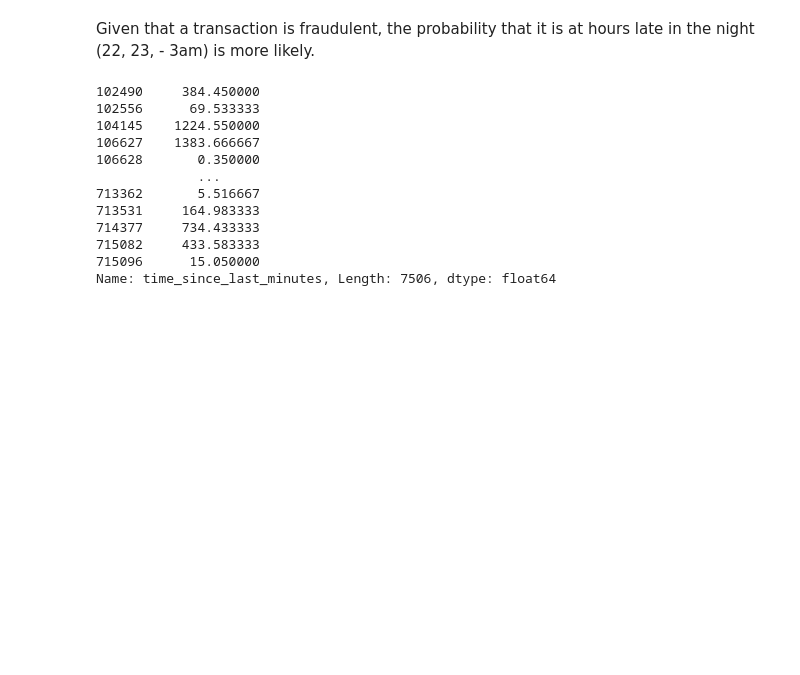
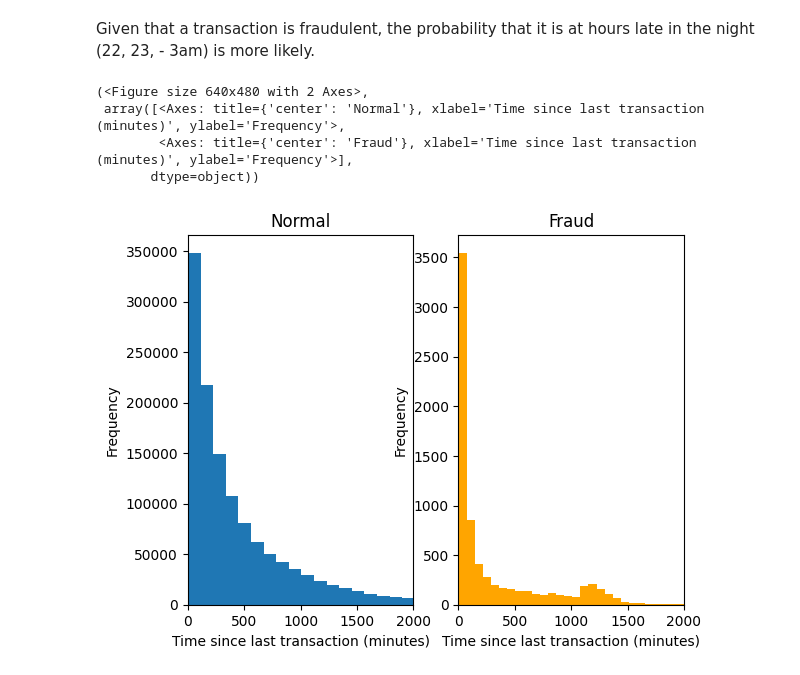
Before and after one commit to madtheorist/credit-fraud-api, a Jupyter notebook: eda.ipynb, the cells around one changed output. Drawn from its saved outputs; the diff is of its cells as text; code cells hidden in the pictures; blank space fills up the shorter version.

```diff
--- a/eda.ipynb
+++ b/eda.ipynb
@@ -202,18 +203,19 @@ Text(0.5, 1.0, 'Fraud')
 Given that a transaction is fraudulent, the probability that it is at hours late in the night (22, 23, - 3am) is more likely.
 # %%
 # Time since last transaction - one of our engineered features
-
-df_fraud['time_since_last_minutes']
+plot_comparison_histogram(
+    df_normal,
+    df_fraud,
+    max_x = 2000,
+    normal_bins=200,
+    fraud_bins=200,
+    col_name='time_since_last_minutes',
+    x_label='Time since last transaction (minutes)',
+    y_label='Frequency'
+)
 # %% [output]
-102490     384.450000
-102556      69.533333
-104145    1224.550000
-106627    1383.666667
-106628       0.350000
-             ...
-713362       5.516667
-713531     164.983333
-714377     734.433333
-715082     433.583333
-715096      15.050000
-Name: time_since_last_minutes, Length: 7506, dtype: float64
+(<Figure size 640x480 with 2 Axes>,
+ array([<Axes: title={'center': 'Normal'}, xlabel='Time since last transaction (minutes)', ylabel='Frequency'>,
+        <Axes: title={'center': 'Fraud'}, xlabel='Time since last transaction (minutes)', ylabel='Frequency'>],
+       dtype=object))
+[figure, added]
```
Also changed, not shown: parts of 7 cells of this notebook.
